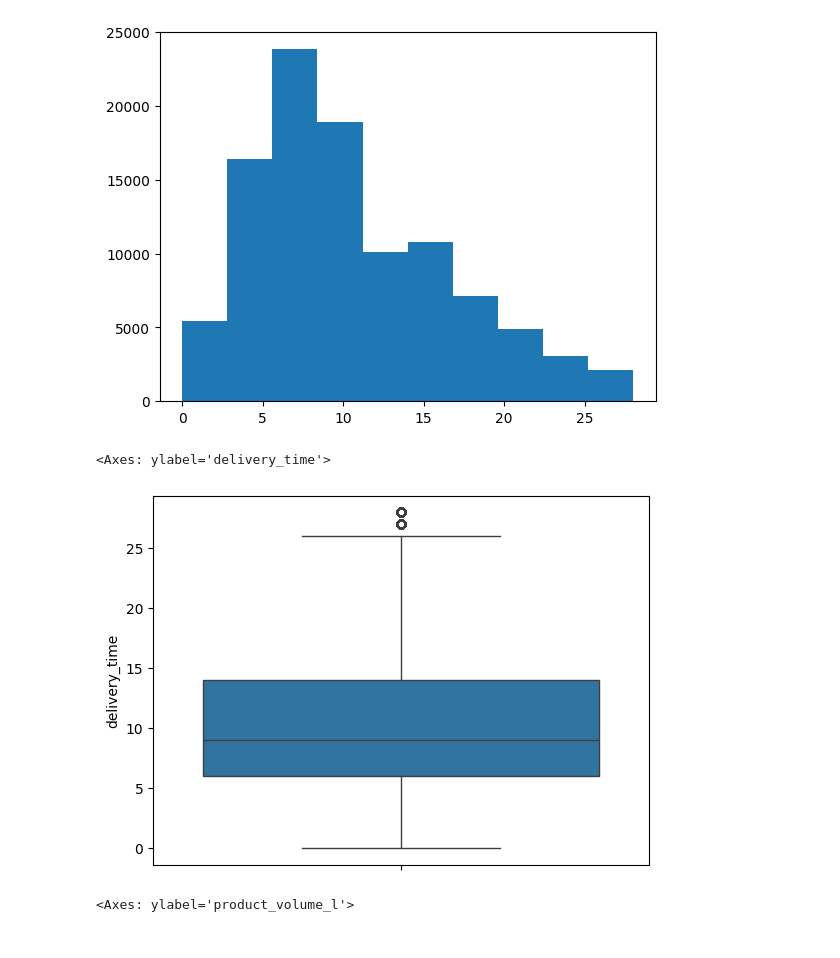
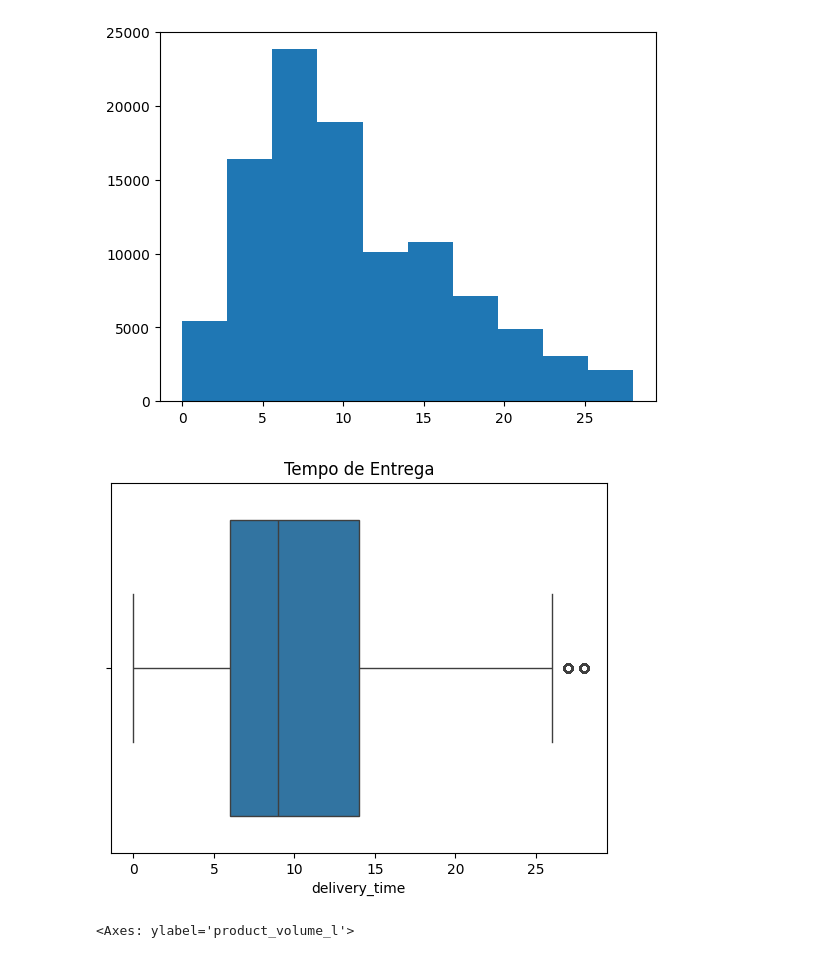
Before and after one commit to henriquefac/ciencia_de_dados_av1, a Jupyter notebook: av2/notebook/pre_data_processing.ipynb, the cells around one changed output. Cells and saved outputs as stored; diff of their text form; code cells hidden in the pictures.

```diff
--- a/av2/notebook/pre_data_processing.ipynb
+++ b/av2/notebook/pre_data_processing.ipynb
@@ -163,10 +163,11 @@ plt.hist(df['delivery_time'])
  <BarContainer object of 10 artists>)
 [figure]
 # %%
-sns.boxplot(df['delivery_time'])
+sns.boxplot(x=df['delivery_time'])
+plt.title('Tempo de Entrega')
+plt.show()
 # %% [output]
-<Axes: ylabel='delivery_time'>
-[figure, old version]
+[figure, new version]
 # %%
 df_category_enconded = df.groupby(by='product_category_name')['delivery_time'].median()
 df_category_enconded = df_category_enconded.to_frame().reset_index()
```
Also changed, not shown: 1 other file.
